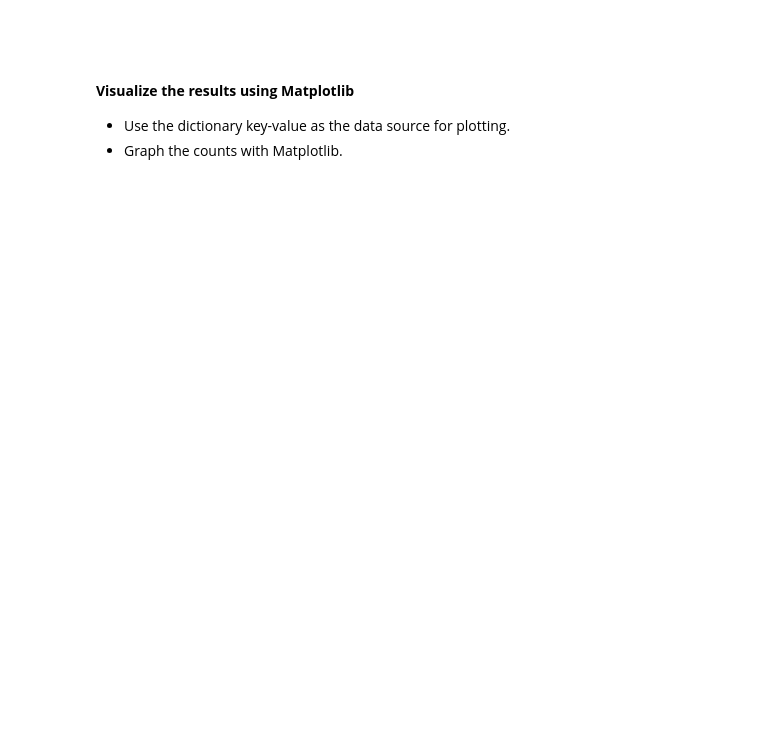
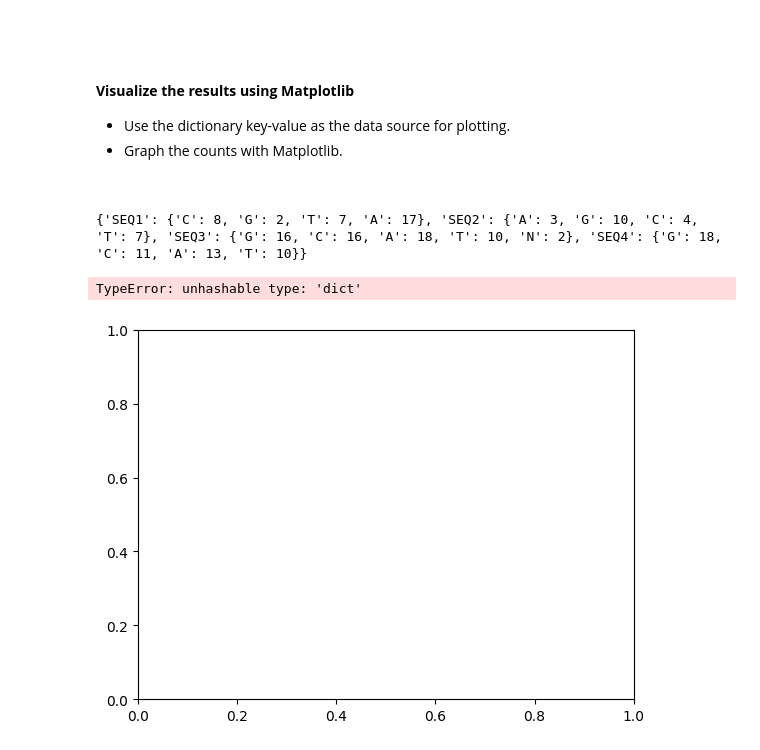
Before and after one commit to Akina-Aoki/aira_franco_lab1, a Jupyter notebook: lab1.ipynb, the cells around one changed output. Drawn from its saved outputs; the diff is of its cells as text; code cells hidden in the pictures; blank space fills up the shorter version.

Commit message:
matplotlib first attempt

```diff
--- a/lab1.ipynb
+++ b/lab1.ipynb
@@ -297,3 +302,31 @@ print(type(dna_numbers))
 - Use the dictionary key-value as the data source for plotting.
 - Graph the counts with Matplotlib.
 <br>
+# %%
+print(dna_numbers)
+# %% [output]
+{'SEQ1': {'C': 8, 'G': 2, 'T': 7, 'A': 17}, 'SEQ2': {'A': 3, 'G': 10, 'C': 4, 'T': 7}, 'SEQ3': {'G': 16, 'C': 16, 'A': 18, 'T': 10, 'N': 2}, 'SEQ4': {'G': 18, 'C': 11, 'A': 13, 'T': 10}}
+# %%
+import matplotlib.pyplot as plt
+
+# method 1 - plt.bar()
+
+#extract key value
+sequence = list(dna_numbers.keys())
+proteins = list(dna_numbers.values())
+
+# bar() function in the matplotlib.pyplot library and define different parameters
+plt.bar(range(len(dna_numbers)), proteins, tick_label = sequence)
+
+# label x and y axis
+plt.xlabel("DNA Proteins")
+plt.ylabel("DNA Counts")
+plt.title("DNA Sequence Protein Counts")
+
+plt.bar(sequence, proteins, color='red')
+
+# show chart
+plt.show()
+# %% [output]
+TypeError: unhashable type: 'dict'
+[figure, added]
```
Also changed, not shown: parts of 2 cells of this notebook.
